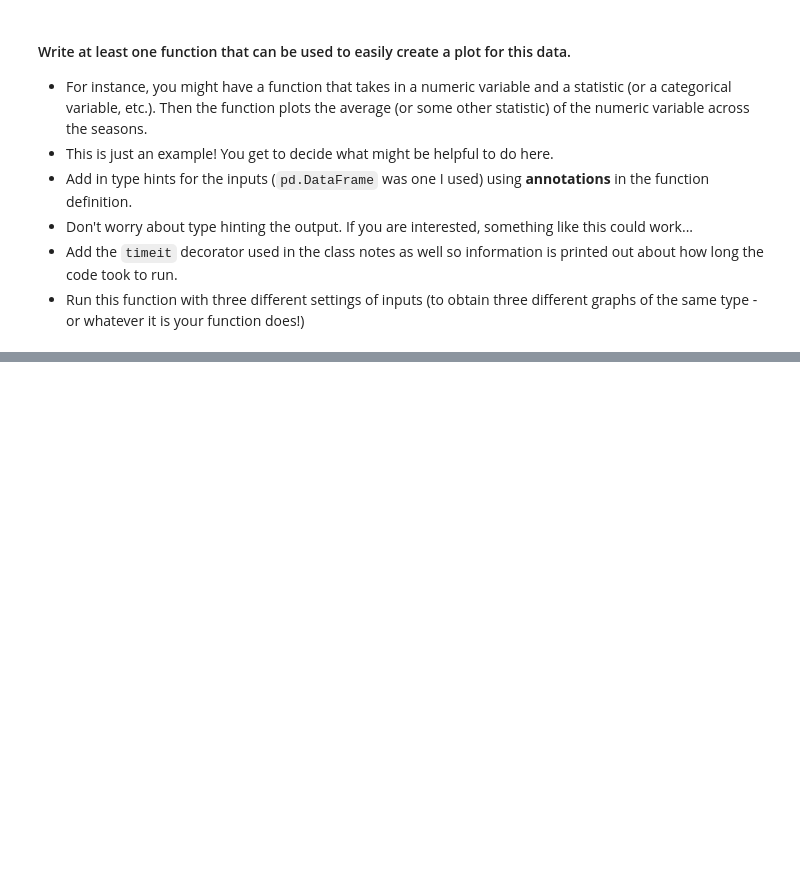
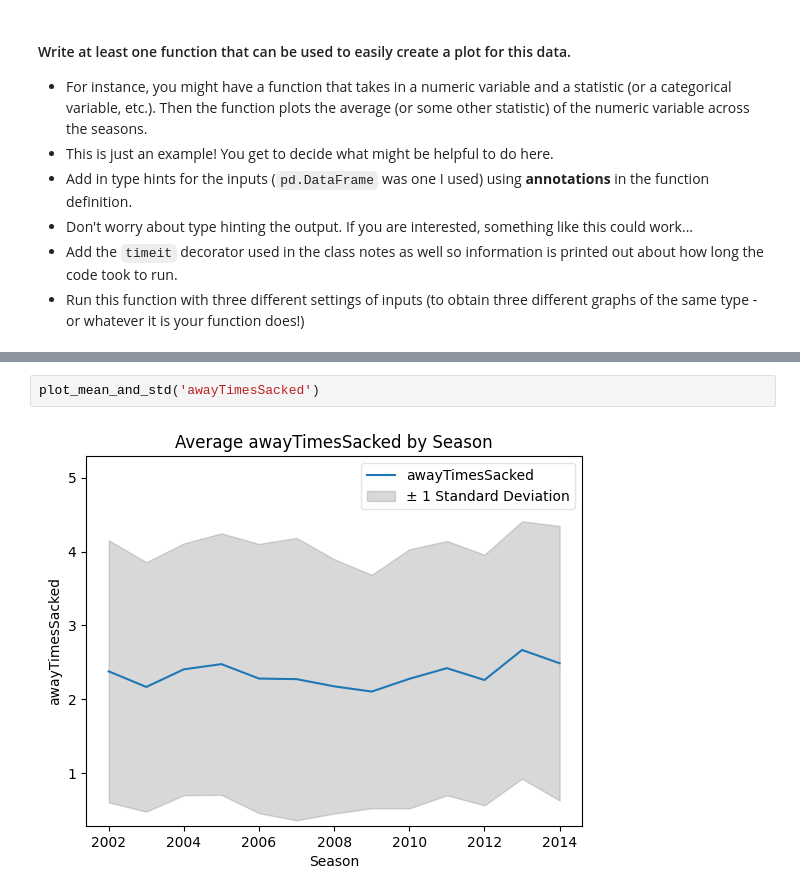
Before and after one commit to trevorlillywhite/HW-4---NCSU-ST-554---Trevor-Lillywhite, a Jupyter notebook: HW4_ST_554_Trevor_Lillywhite.ipynb, the cells around one changed output, grey strips where cells are left out. Saved outputs shown, nothing was run; the diff lists cells and outputs as text; blank space fills up the shorter version.

```diff
--- a/HW4_ST_554_Trevor_Lillywhite.ipynb
+++ b/HW4_ST_554_Trevor_Lillywhite.ipynb
@@ -1358,0 +1487,4 @@ _**Interpretation:** Together, this heat map and the previous heat map show that
+# %%
+plot_mean_and_std('awayTimesSacked')
+# %% [output]
+[figure, added]
```
Also changed, not shown: parts of 14 cells of this notebook.
